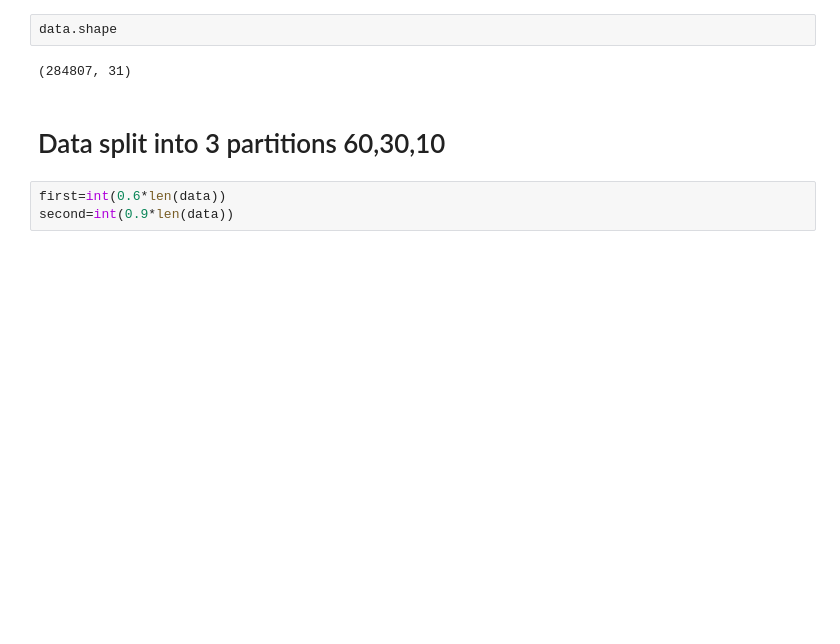
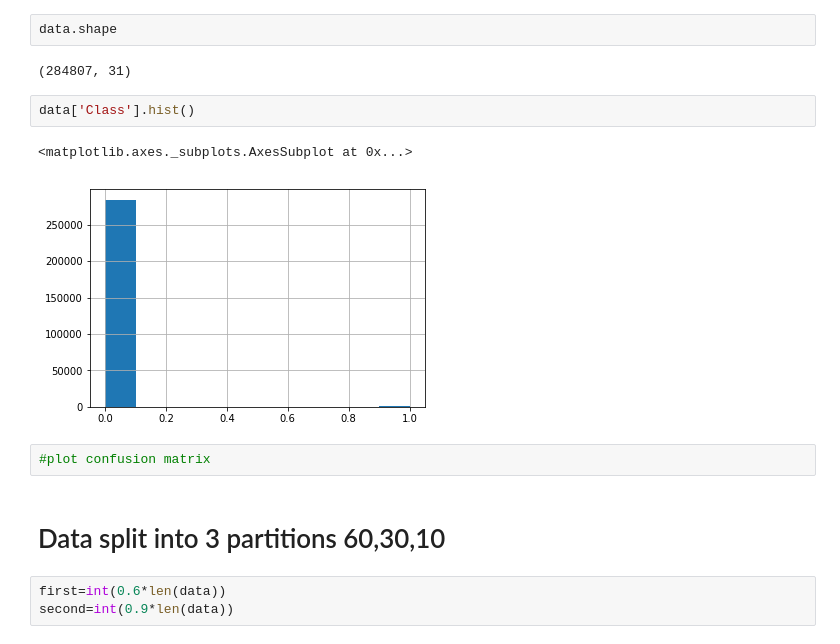
Before and after one commit to ritwikkanodia/Privacy-Preserving-Machine-Learning, a Jupyter notebook: Untitled.ipynb, the cells around one changed output. Saved outputs shown, nothing was run; the diff lists cells and outputs as text; blank space fills up the shorter version.

```diff
--- a/Untitled.ipynb
+++ b/Untitled.ipynb
@@ -23,6 +24,13 @@ data.head()
 data.shape
 # %% [output]
 (284807, 31)
+# %%
+data['Class'].hist()
+# %% [output]
+<matplotlib.axes._subplots.AxesSubplot at 0x...>
+[figure, added]
+# %%
+#plot confusion matrix
 # %% [markdown]
 # Data split into 3 partitions 60,30,10
 # %%
```
Also changed, not shown: parts of 1 cell of this notebook.
